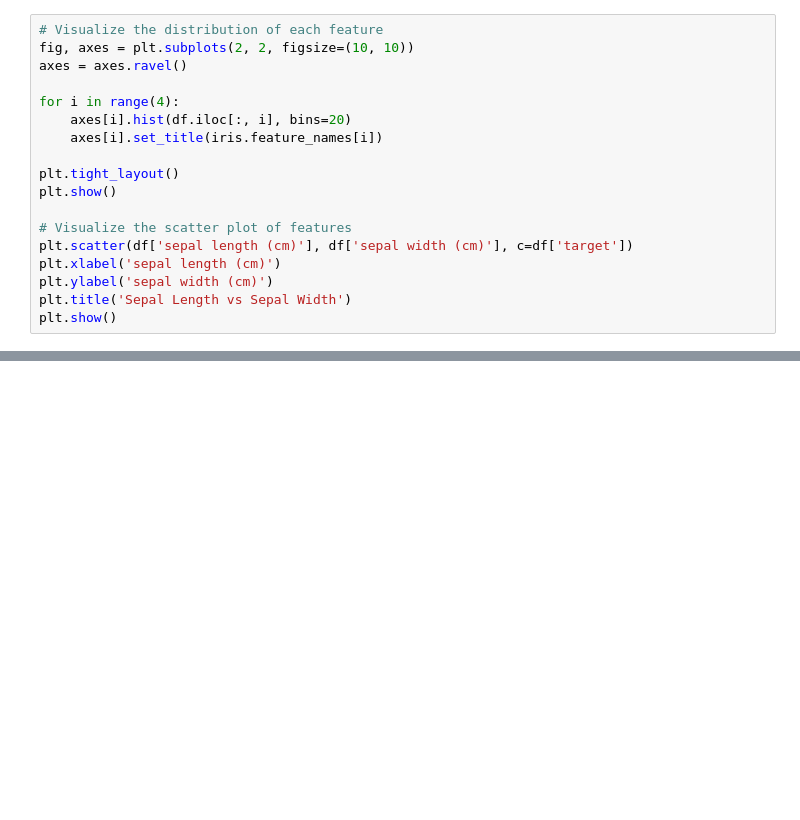
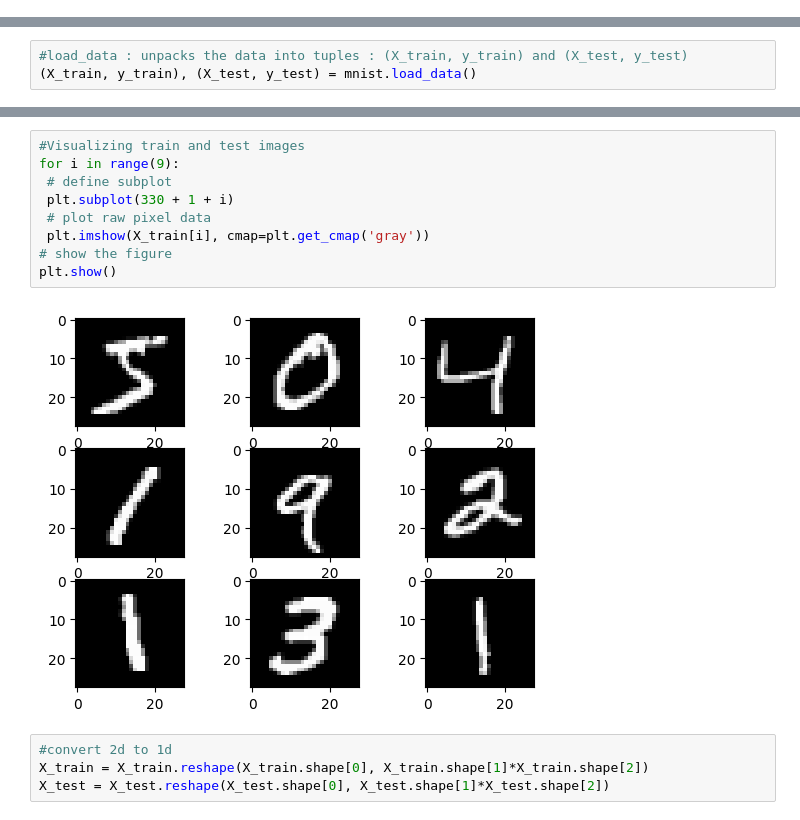
Before and after one commit to donkalakamakshiharshitha/ML-DL, a Jupyter notebook: EXERCISE_3.ipynb, the cells around one changed output, grey strips where cells are left out. Cells and saved outputs as stored; diff of their text form; blank space fills up the shorter version.

```diff
--- a/EXERCISE_3.ipynb
+++ b/EXERCISE_3.ipynb
@@ -55,18 +2,0 @@ print(df.head())
-# %%
-# Visualize the distribution of each feature
-fig, axes = plt.subplots(2, 2, figsize=(10, 10))
-axes = axes.ravel()
-
-for i in range(4):
-    axes[i].hist(df.iloc[:, i], bins=20)
-    axes[i].set_title(iris.feature_names[i])
-
-plt.tight_layout()
-plt.show()
-
-# Visualize the scatter plot of features
-plt.scatter(df['sepal length (cm)'], df['sepal width (cm)'], c=df['target'])
-plt.xlabel('sepal length (cm)')
-plt.ylabel('sepal width (cm)')
-plt.title('Sepal Length vs Sepal Width')
-plt.show()
@@ -149,0 +11,3 @@ plt.show()
+# %%
+#load_data : unpacks the data into tuples : (X_train, y_train) and (X_test, y_test)
+(X_train, y_train), (X_test, y_test) = mnist.load_data()
@@ -149,0 +34,15 @@ plt.show()
+# %%
+#Visualizing train and test images
+for i in range(9):
+ # define subplot
+ plt.subplot(330 + 1 + i)
+ # plot raw pixel data
+ plt.imshow(X_train[i], cmap=plt.get_cmap('gray'))
+# show the figure
+plt.show()
+# %% [output]
+[figure, added]
+# %%
+#convert 2d to 1d
+X_train = X_train.reshape(X_train.shape[0], X_train.shape[1]*X_train.shape[2])
+X_test = X_test.reshape(X_test.shape[0], X_test.shape[1]*X_test.shape[2])
```
Also changed, not shown: parts of 36 cells of this notebook.
